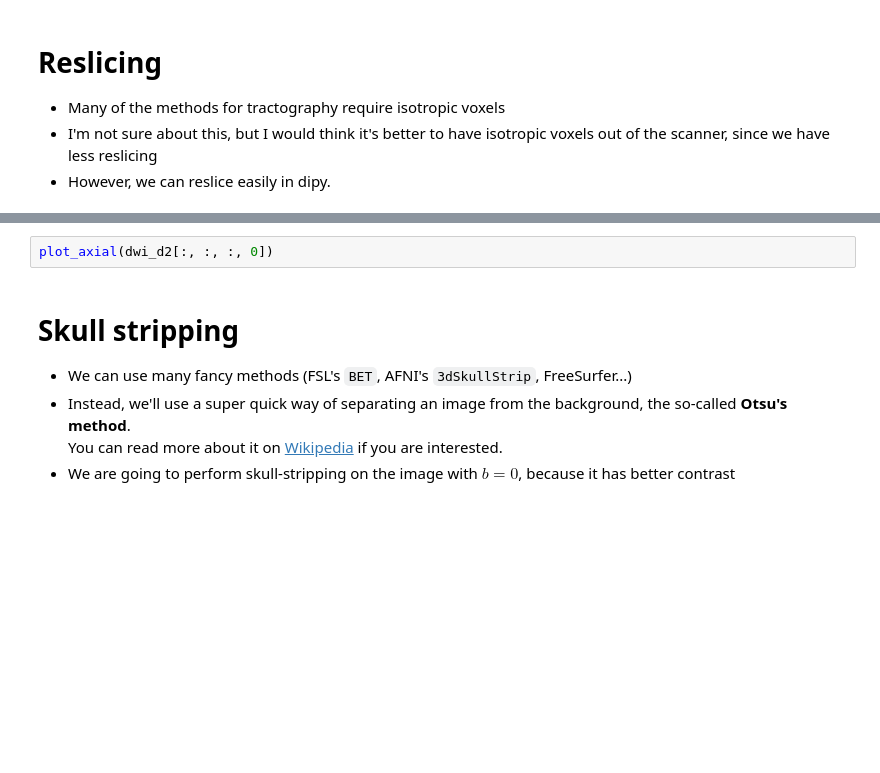
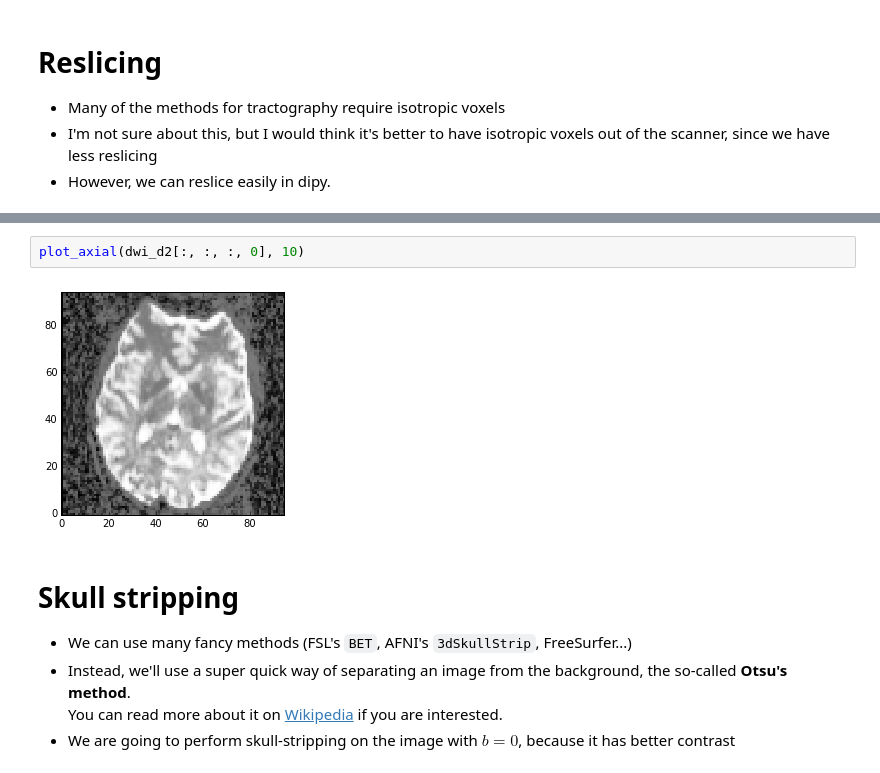
Before and after one commit to mvdoc/grr_dti_tutorial, a Jupyter notebook: dti_tutorial.ipynb, the cells around one changed output, grey strips where cells are left out. Saved outputs shown, nothing was run; the diff lists cells and outputs as text; blank space fills up the shorter version.

```diff
--- a/dti_tutorial.ipynb
+++ b/dti_tutorial.ipynb
@@ -144,5 +224,7 @@ print(dwi_d.shape, dwi_d2.shape)
 # %%
-plot_axial(dwi_d2[:, :, :, 0])
+plot_axial(dwi_d2[:, :, :, 0], 10)
+# %% [output]
+[figure, added]
 # %% [markdown]
 # Skull stripping
 
```
Also changed, not shown: parts of 66 cells of this notebook, 10 other files.
